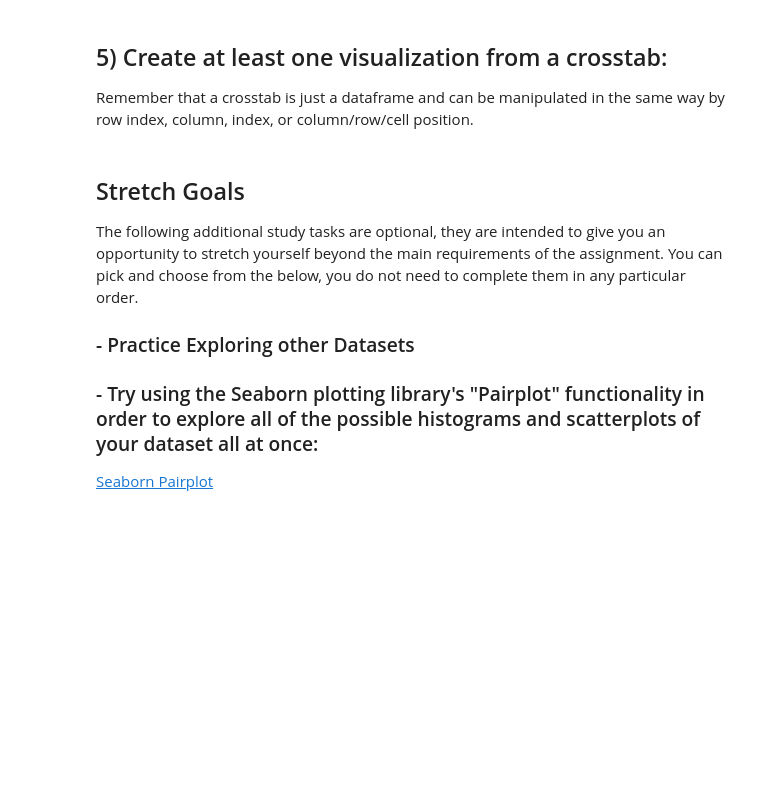
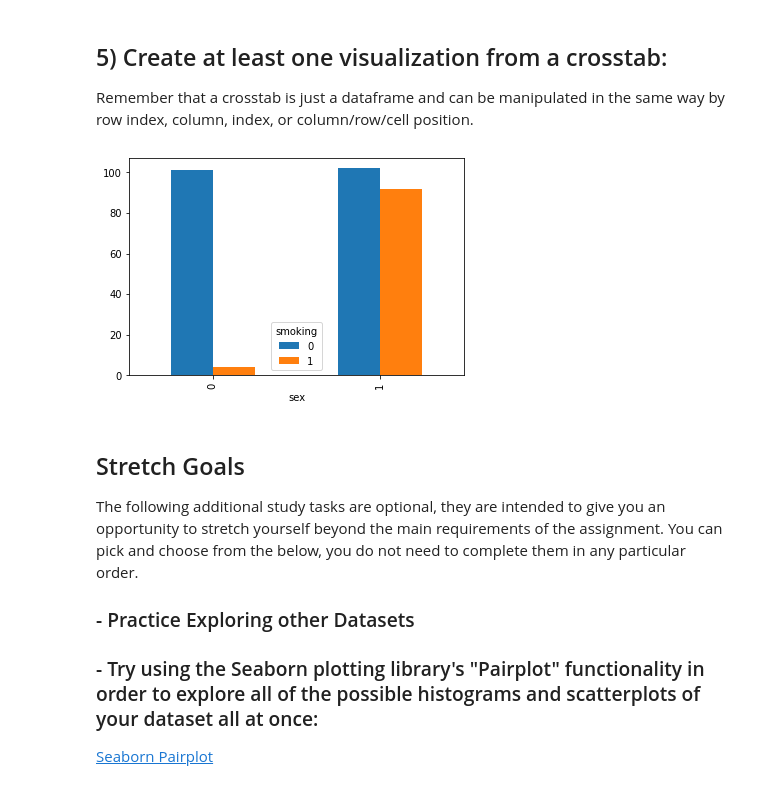
Before and after one commit to yestrella14/DS-Unit-1-Sprint-1-Data-Wrangling-and-Storytelling, a Jupyter notebook: module1-exploratory-data-analysis/LS_DS_111_Exploratory_Data_Analysis_Assignment.ipynb, the cells around one changed output. Saved outputs shown, nothing was run; the diff lists cells and outputs as text; code cells hidden in the pictures; blank space fills up the shorter version.

```diff
--- a/module1-exploratory-data-analysis/LS_DS_111_Exploratory_Data_Analysis_Assignment.ipynb
+++ b/module1-exploratory-data-analysis/LS_DS_111_Exploratory_Data_Analysis_Assignment.ipynb
@@ -123,3 +281,10 @@ Remember that a crosstab is just a dataframe and can be manipulated in the same
+# %%
+# Your Code Here
+#Comparing sex and if smoker or not
+smoking_sex= pd.crosstab(heart_failure['sex'], heart_failure['smoking'])
+smoking_sex.plot(kind='bar');
+# %% [output]
+[figure, added]
 # %% [markdown]
 ## Stretch Goals
 
```
Also changed, not shown: parts of 29 cells of this notebook.
